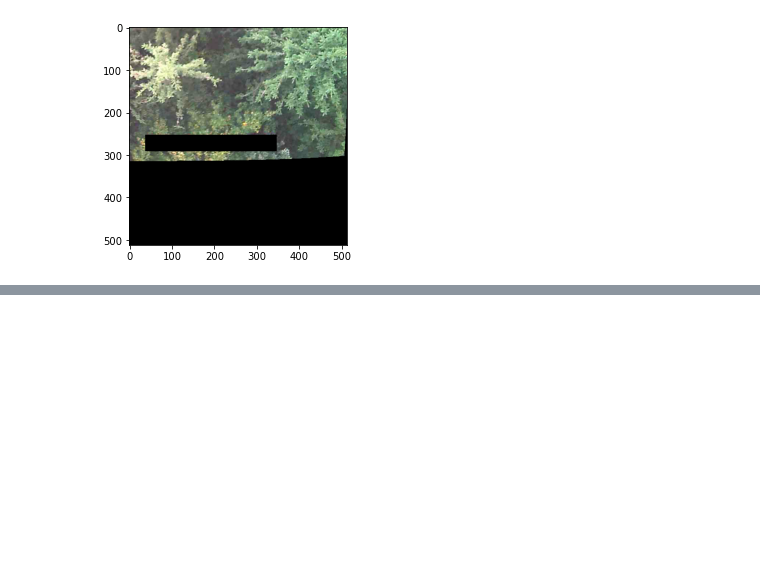
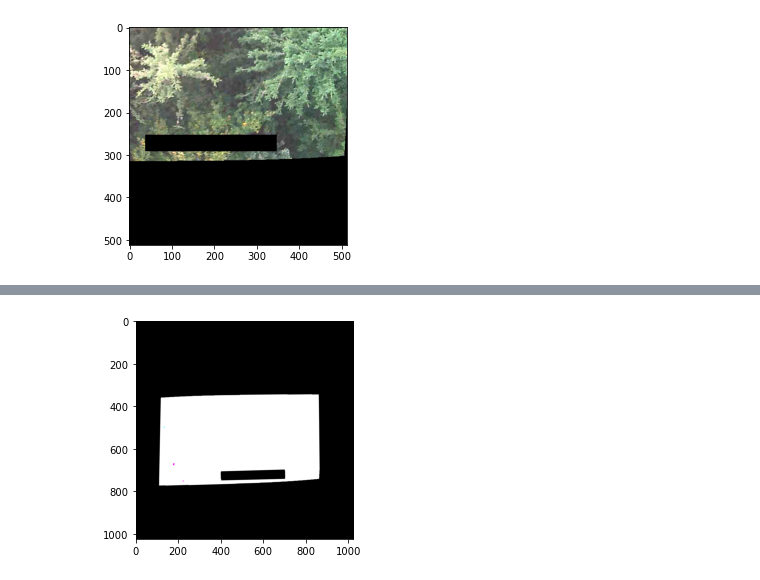
Before and after one commit to alexanderkrauck/WiSAR, a Jupyter notebook: 01_DataExploration.ipynb, the cells around one changed output, grey strips where cells are left out. Saved outputs shown, nothing was run; the diff lists cells and outputs as text; code cells hidden in the pictures; blank space fills up the shorter version.

```diff
--- a/01_DataExploration.ipynb
+++ b/01_DataExploration.ipynb
@@ -28,0 +60,26 @@ for i in range(4):
+# %%
+photo =  sample[0,0]
+homography = sample.homographies[0,0]
+
+photo = cv2.GaussianBlur(photo, (7, 7), 5)
+photo = (photo!=0).astype(np.int8)*255
+warped_photo = cv2.warpPerspective(photo, homography, photo.shape[:2])
+
+bnw = []
+for timestep, timestep_homography in zip(sample.photos, sample.homographies):
+    perspectives = []
+    for photo, homography in zip(timestep, timestep_homography):
+        photo = cv2.GaussianBlur(photo, (7, 7), 5)
+        photo = (photo!=0).astype(np.int8)*255
+        warped_photo = cv2.warpPerspective(photo, homography, photo.shape[:2])
+
+        perspectives.append(warped_photo)
+    bnw.append(np.array(perspectives))
+bnw = np.array(bnw)
+# %%
+warped_photo = np.amin(bnw, axis=(0,1))
+# %%
+plt.imshow(warped_photo)
+plt.show()
+# %% [output]
+[figure, added]
```
Also changed, not shown: parts of 9 cells of this notebook, 2 other files.
